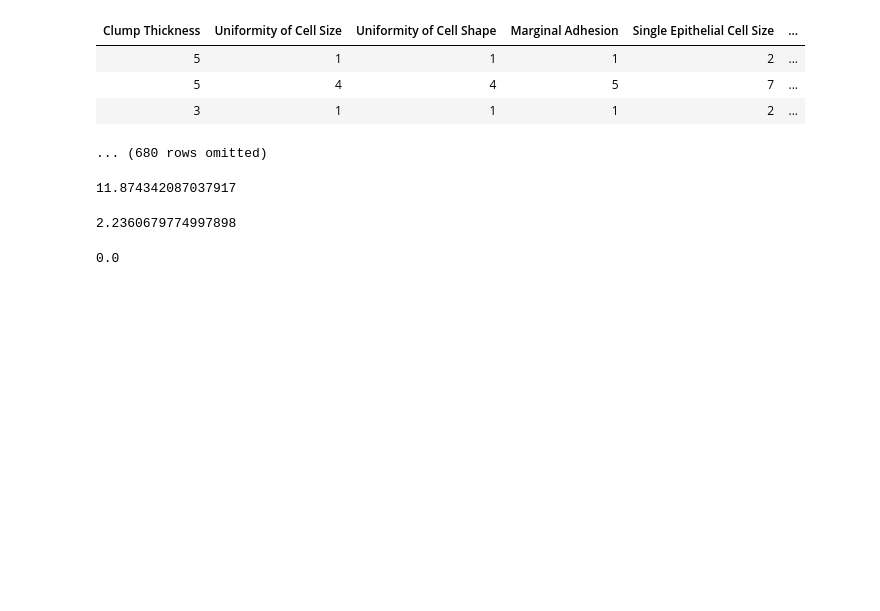
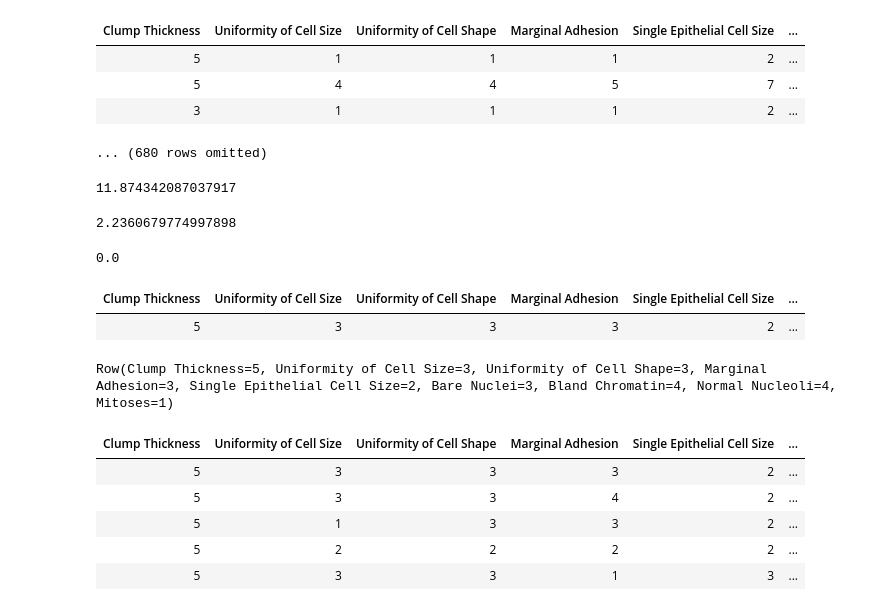
Before and after one commit to ciretorres/python, a Jupyter notebook: data8.3x/week4/sec09_classifiers.ipynb, the cells around one changed output. Cells and saved outputs as stored; diff of their text form; code cells hidden in the pictures; blank space fills up the shorter version.

Commit message:
Lec 9.4 Nearest Neighbors

```diff
--- a/data8.3x/week4/sec09_classifiers.ipynb
+++ b/data8.3x/week4/sec09_classifiers.ipynb
@@ -75,0 +78,32 @@ row_distance(attributes.row(0), attributes.row(0))
+# %%
+def distances(training, example):
+    """Compute a table with the training set and distances to the example for each row in the training set."""
+    dists = []
+    attributes = training.drop('Class')
+    for row in attributes.rows:
+        dist = row_distance(row, example)
+        dists.append(dist)
+    return training.with_column('Distance', dists)
+# %%
+def closest(training, example, k):
+    """Return a table of the k closets neighbors to example."""
+    return distances(training, example).sort('Distance').take(np.arange(k))
+# %%
+patients.take(12)
+# %% [output]
+| Clump Thickness | Uniformity of Cell Size | Uniformity of Cell Shape | Marginal Adhesion | Single Epithelial Cell Size | ... |
+| 5 | 3 | 3 | 3 | 2 | ... |
+# %%
+example = patients.drop('Class').row(12)
+example
+# %% [output]
+Row(Clump Thickness=5, Uniformity of Cell Size=3, Uniformity of Cell Shape=3, Marginal Adhesion=3, Single Epithelial Cell Size=2, Bare Nuclei=3, Bland Chromatin=4, Normal Nucleoli=4, Mitoses=1)
+# %%
+closest(patients, example, 5)
+# %% [output]
+| Clump Thickness | Uniformity of Cell Size | Uniformity of Cell Shape | Marginal Adhesion | Single Epithelial Cell Size | ... |
+| 5 | 3 | 3 | 3 | 2 | ... |
+| 5 | 3 | 3 | 4 | 2 | ... |
+| 5 | 1 | 3 | 3 | 2 | ... |
+| 5 | 2 | 2 | 2 | 2 | ... |
+| 5 | 3 | 3 | 1 | 3 | ... |
```
Also changed, not shown: parts of 5 cells of this notebook.
